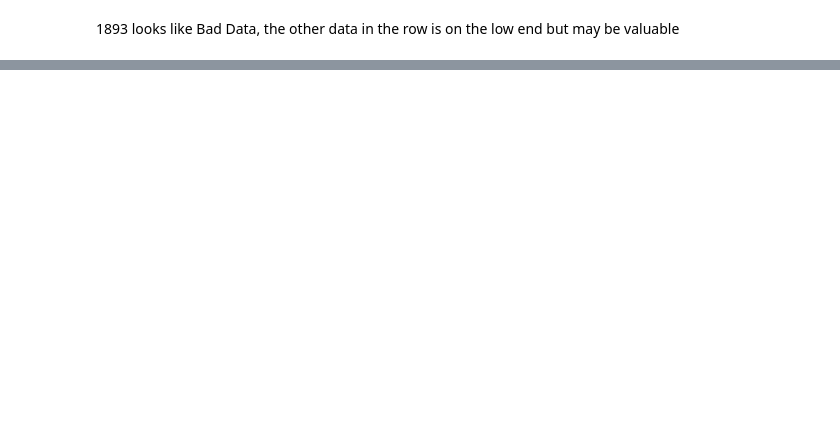
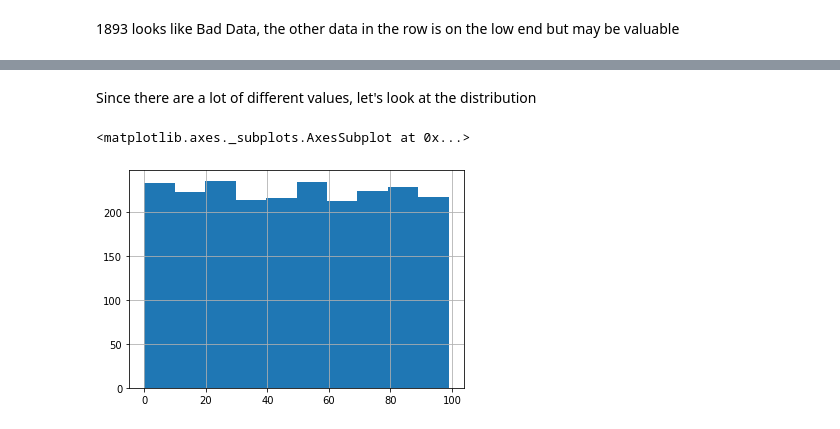
Before and after one commit to merb92/marketing-analytics-xyz, a Jupyter notebook: notebooks/01-eda.ipynb, the cells around one changed output, grey strips where cells are left out. Cells and saved outputs as stored; diff of their text form; code cells hidden in the pictures; blank space fills up the shorter version.

```diff
--- a/notebooks/01-eda.ipynb
+++ b/notebooks/01-eda.ipynb
@@ -210,0 +250,7 @@ df[df.Year_Birth == 1893]
+# %% [markdown]
+Since there are a lot of different values, let's look at the distribution
+# %%
+df.Recency.hist()
+# %% [output]
+<matplotlib.axes._subplots.AxesSubplot at 0x...>
+[figure, added]
```
Also changed, not shown: parts of 88 cells of this notebook.
